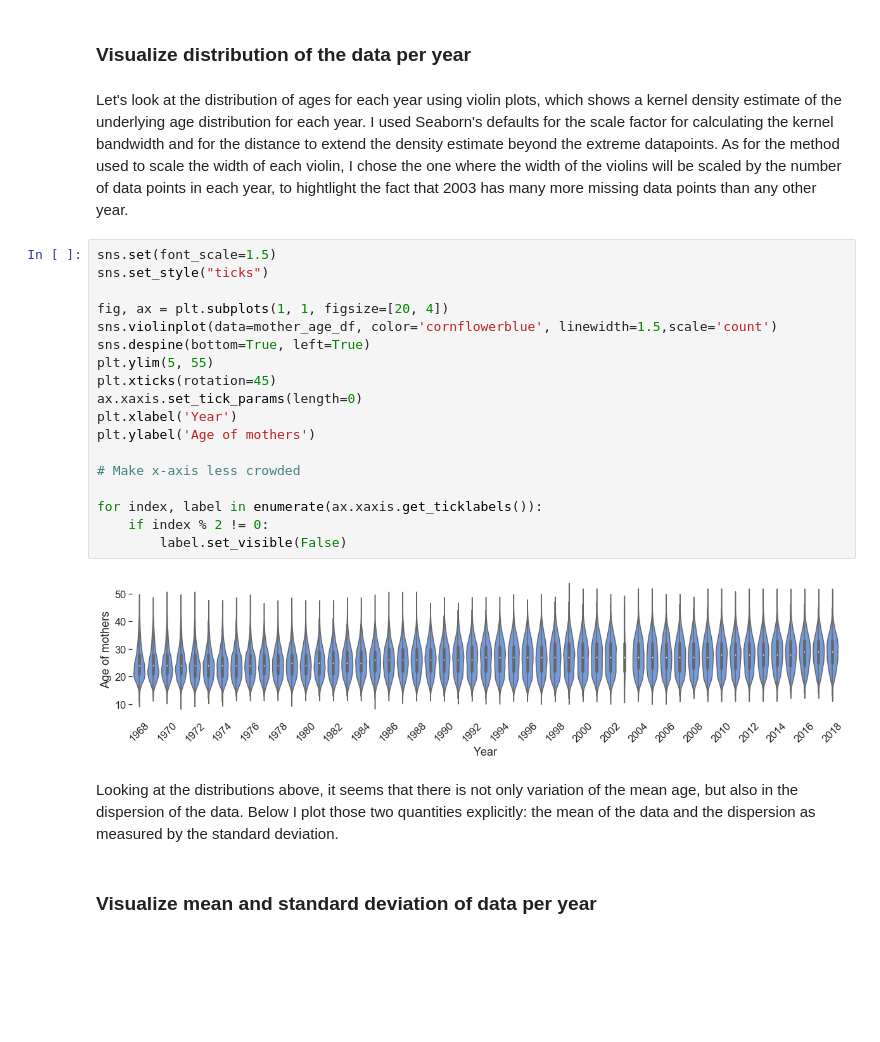
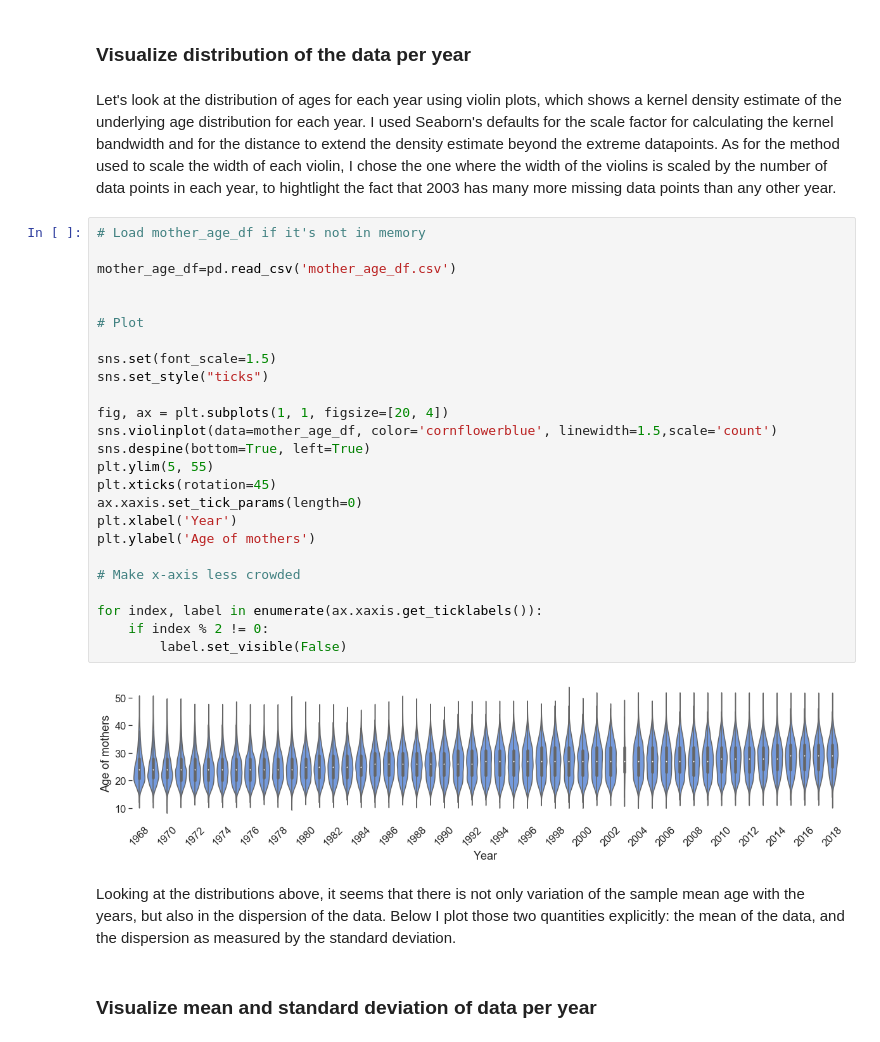
Before and after one commit to agrochao/natality_US, a Jupyter notebook: natality_US.ipynb, the cells around one changed output. Cells and saved outputs as stored; diff of their text form; blank space fills up the shorter version.

```diff
--- a/natality_US.ipynb
+++ b/natality_US.ipynb
@@ -206,29 +210,36 @@ mother_age_df = mother_age_df.dropna(axis=1, how='all')
 # %% [markdown]
 ### Visualize distribution of the data per year
 # %% [markdown]
-Let's look at the distribution of ages for each year using violin plots, which shows a kernel density estimate of the underlying age distribution for each year. I used Seaborn's defaults for the scale factor for calculating the kernel bandwidth and for the distance to extend the density estimate beyond the extreme datapoints. As for the method used to scale the width of each violin, I chose the one where the width of the violins will be scaled by the number of data points in each year, to hightlight the fact that 2003 has many more missing data points than any other year.
+Let's look at the distribution of ages for each year using violin plots, which shows a kernel density estimate of the underlying age distribution for each year. I used Seaborn's defaults for the scale factor for calculating the kernel bandwidth and for the distance to extend the density estimate beyond the extreme datapoints. As for the method used to scale the width of each violin, I chose the one where the width of the violins is scaled by the number of data points in each year, to hightlight the fact that 2003 has many more missing data points than any other year.
 # %%
+# Load mother_age_df if it's not in memory
+
+mother_age_df=pd.read_csv('mother_age_df.csv')
+
+
+# Plot
+
 sns.set(font_scale=1.5)
 sns.set_style("ticks")
 
 fig, ax = plt.subplots(1, 1, figsize=[20, 4])
 sns.violinplot(data=mother_age_df, color='cornflowerblue', linewidth=1.5,scale='count')
 sns.despine(bottom=True, left=True)
 plt.ylim(5, 55)
 plt.xticks(rotation=45)
 ax.xaxis.set_tick_params(length=0)
 plt.xlabel('Year')
 plt.ylabel('Age of mothers')
 
 # Make x-axis less crowded
 
 for index, label in enumerate(ax.xaxis.get_ticklabels()):
     if index % 2 != 0:
         label.set_visible(False)
 # %% [output]
-[figure, old version]
+[figure, new version]
 # %% [markdown]
-Looking at the distributions above, it seems that there is not only variation of the mean age, but also in the dispersion of the data. Below I plot those two quantities explicitly: the mean of the data and the dispersion as measured by the standard deviation.
+Looking at the distributions above, it seems that there is not only variation of the sample mean age with the years, but also in the dispersion of the data. Below I plot those two quantities explicitly: the mean of the data, and the dispersion as measured by the standard deviation.
 # %% [markdown]
 ### Visualize mean and standard deviation of data per year
 # %%
```
Also changed, not shown: parts of 5 cells of this notebook, 1 other file.
